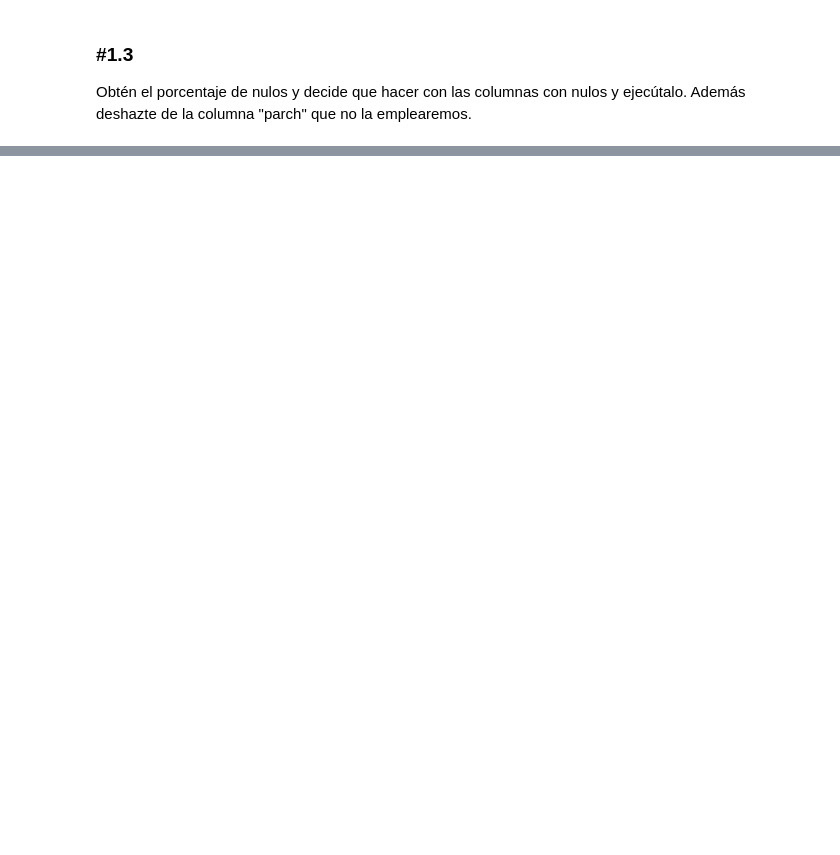
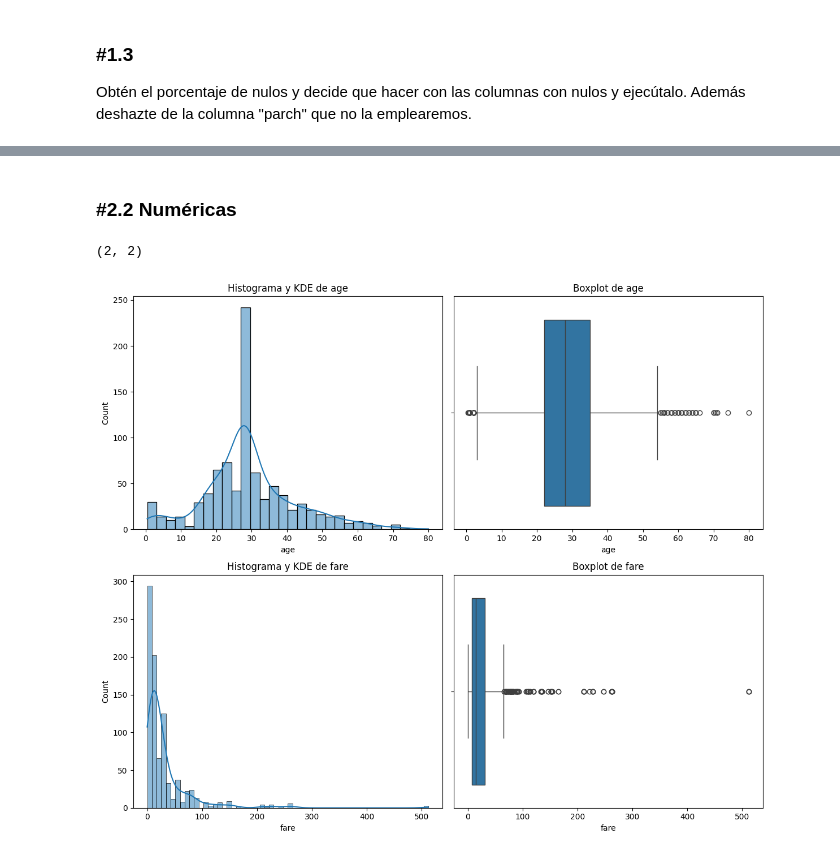
Before and after one commit to uxuearamburu/Data-Science, a Jupyter notebook: 03_Data_Analysis/Sprint_07/Unidad_01_Estadistica_Descriptiva_Univariante/03_Practica_Obligatoria/18_Practica_Obligatoria_Univariante.ipynb, the cells around one changed output, grey strips where cells are left out. Saved outputs shown, nothing was run; the diff lists cells and outputs as text; code cells hidden in the pictures; blank space fills up the shorter version.

```diff
--- a/03_Data_Analysis/Sprint_07/Unidad_01_Estadistica_Descriptiva_Univariante/03_Practica_Obligatoria/18_Practica_Obligatoria_Univariante.ipynb
+++ b/03_Data_Analysis/Sprint_07/Unidad_01_Estadistica_Descriptiva_Univariante/03_Practica_Obligatoria/18_Practica_Obligatoria_Univariante.ipynb
@@ -25,3 +32,8 @@ Carga en un dataframe los datos del titanic a partir de un dataset de seaborn. P
+# %%
+# df_titanic = sns.load_dataset("titanic")
+
+# Cargo datos desde CSV ya que las llamadas a get_dataset_names y load_dataset dan un error SSL
+df_titanic = pd.read_csv("./data/titanic.csv")
 # %% [markdown]
 ### #1.2
 
@@ -30,3 +80,6 @@ Muestra una porción del dataset y su info general. ¿Hay nulos?
 ### #1.3
 
 Obtén el porcentaje de nulos y decide que hacer con las columnas con nulos y ejecútalo. Además deshazte de la columna "parch" que no la emplearemos.
+# %%
+df_titanic.drop(columns=["parch"], inplace=True)
+df_titanic.isnull().sum() / len(df_titanic) * 100
@@ -32,0 +107,4 @@ Obtén el porcentaje de nulos y decide que hacer con las columnas con nulos y ej
+# %%
+df_titanic.drop(columns=["deck"], inplace=True)
+df_titanic["age"] = df_titanic["age"].fillna(df_titanic["age"].median())
+df_titanic.dropna(subset=["embarked"], inplace=True)
@@ -32,0 +155,3 @@ Obtén el porcentaje de nulos y decide que hacer con las columnas con nulos y ej
+# %%
+# Sobreescrivo el valor de "embarked" con el de "embark_town" ya que tiene l nombre completo de las ciudades que queremos
+df_titanic["embarked"] = df_titanic["embark_town"]
@@ -32,0 +185,9 @@ Obtén el porcentaje de nulos y decide que hacer con las columnas con nulos y ej
+# %% [markdown]
+### #2.2 Numéricas
+# %%
+numericas = ["age", "fare"]
+
+plot_combined_graphs(df_titanic, numericas)
+# %% [output]
+(2, 2)
+[figure, added]
```
Also changed, not shown: parts of 17 cells of this notebook, 1 other file.
